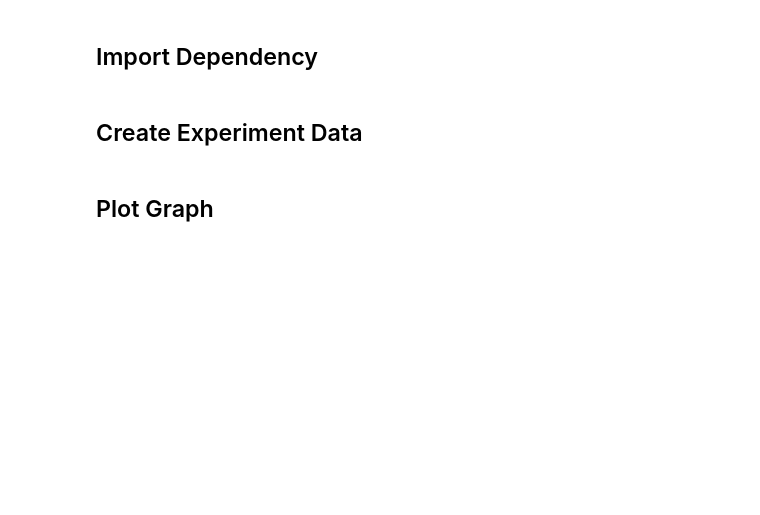
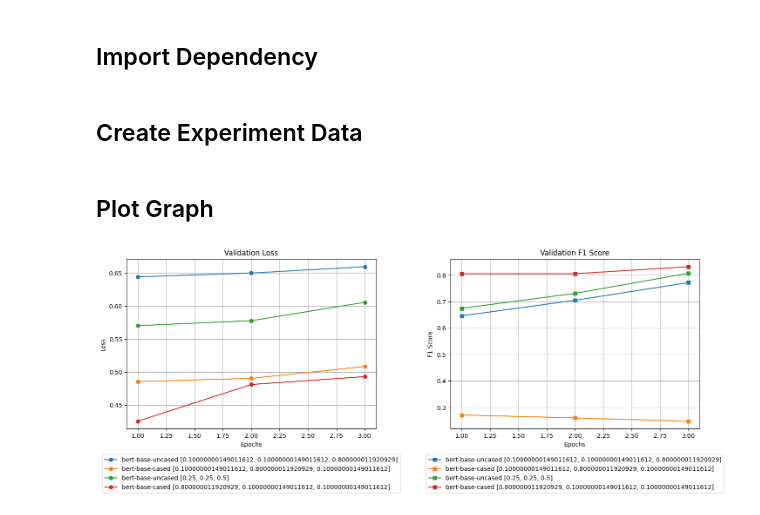
Before and after one commit to Toothless7788/COMP34812-nlu-coursework, a Jupyter notebook: cross-encoder/src/hyperparameter_selection_plotter.ipynb, the cells around one changed output. Saved outputs shown, nothing was run; the diff lists cells and outputs as text; code cells hidden in the pictures; blank space fills up the shorter version.

```diff
--- a/cross-encoder/src/hyperparameter_selection_plotter.ipynb
+++ b/cross-encoder/src/hyperparameter_selection_plotter.ipynb
@@ -95,37 +95,38 @@ experiment_outputs = {
 # %%
 # Set up the figure with two subplots (Loss and F1)
 fig, (ax1, ax2) = plt.subplots(1, 2, figsize=(15, 6))
 
 for (weights, model), results in experiment_outputs.items():
     # Convert tensor to a simple list for the label
     weight_list = weights.tolist()
     label = f"{model} {weight_list}"
 
-    # 1. Plot Training Loss
-    train_loss = results["losses_train"]["loss"]
-    epochs = range(1, len(train_loss) + 1)
-    ax1.plot(epochs, train_loss, label=label, marker="o")
+    # Plot Validation Loss
+    loss_validation = results["losses_validation"]["loss"]
+    epochs = range(1, len(loss_validation) + 1)
+    ax1.plot(epochs, loss_validation, label=label, marker="o")
 
-    # 2. Plot Validation F1 Score
-    if "f1" in results["losses_validation"]:
-        val_f1 = results["losses_validation"]["f1"]
-        ax2.plot(epochs, val_f1, label=label, marker="s")
+    # Plot Validation F1 Score
+    f1 = results["losses_validation"]["f1"]
+    ax2.plot(epochs, f1, label=label, marker="s")
 
 # Formatting the Loss plot
-ax1.set_title("Training Loss")
+ax1.set_title("Validation Loss")
 ax1.set_xlabel("Epochs")
 ax1.set_ylabel("Loss")
 ax1.legend(loc=f"upper center", bbox_to_anchor=(
     0.5, -0.15), ncol=1, borderaxespad=0.)
 ax1.grid(True)
 
 # Formatting the F1 plot
 ax2.set_title("Validation F1 Score")
 ax2.set_xlabel("Epochs")
 ax2.set_ylabel("F1 Score")
 ax2.legend(loc=f"upper center", bbox_to_anchor=(
     0.5, -0.15), ncol=1, borderaxespad=0.)
 ax2.grid(True)
 
 plt.tight_layout()
 plt.show()
+# %% [output]
+[figure, added]
```
